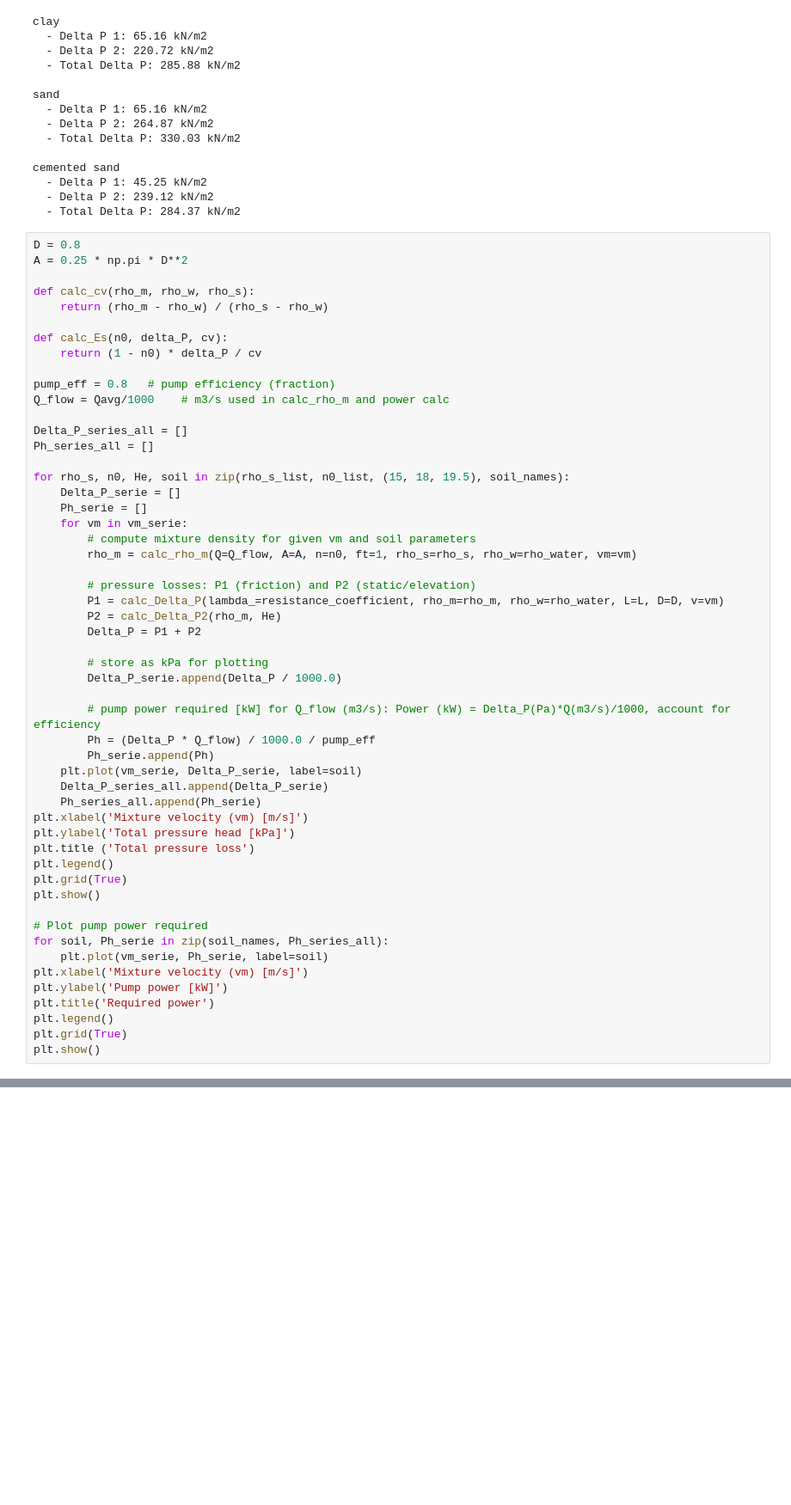
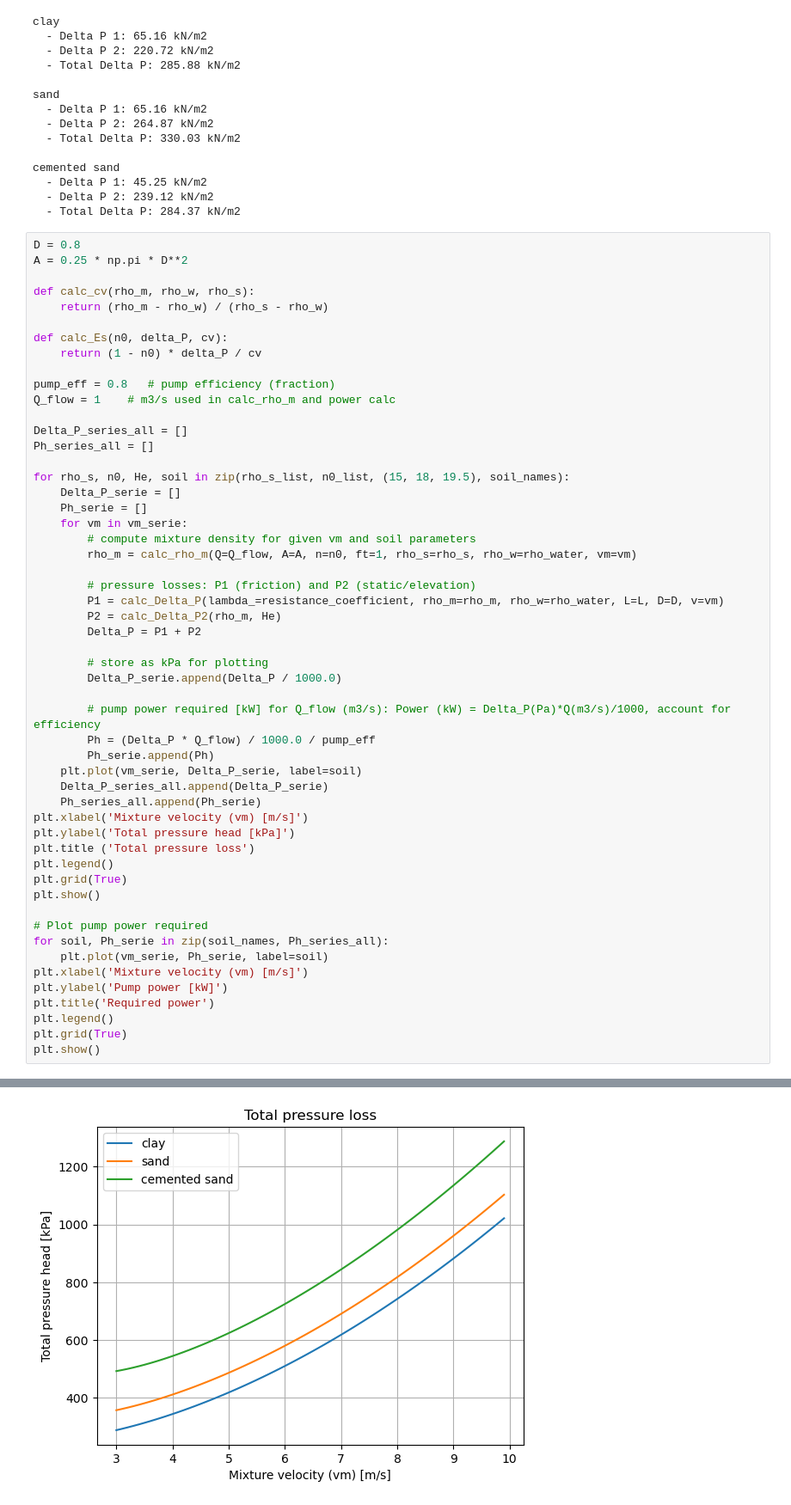
Before and after one commit to denisepierce01/Dredging, a Jupyter notebook: Capital_dredging.ipynb, the cells around one changed output, grey strips where cells are left out. Shown at 86% size. Saved outputs shown, nothing was run; the diff lists cells and outputs as text; blank space fills up the shorter version.

```diff
--- a/Capital_dredging.ipynb
+++ b/Capital_dredging.ipynb
@@ -192,7 +192,7 @@ def calc_Es(n0, delta_P, cv):
     return (1 - n0) * delta_P / cv
 
 pump_eff = 0.8   # pump efficiency (fraction)
-Q_flow = Qavg/1000    # m3/s used in calc_rho_m and power calc
+Q_flow = 1    # m3/s used in calc_rho_m and power calc
 
 Delta_P_series_all = []
 Ph_series_all = []
@@ -238,0 +238 @@ NameError: name 'Qavg' is not defined
+[figure, added]
```
Also changed, not shown: parts of 10 cells of this notebook.
